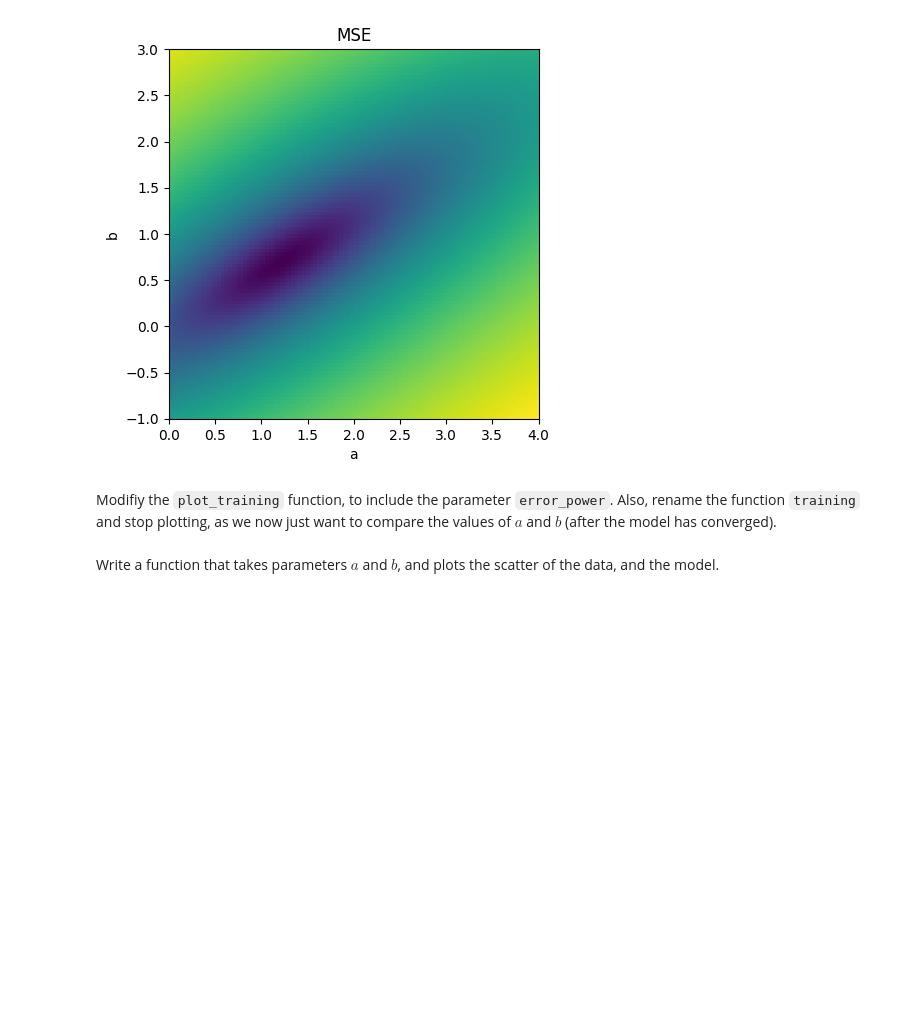
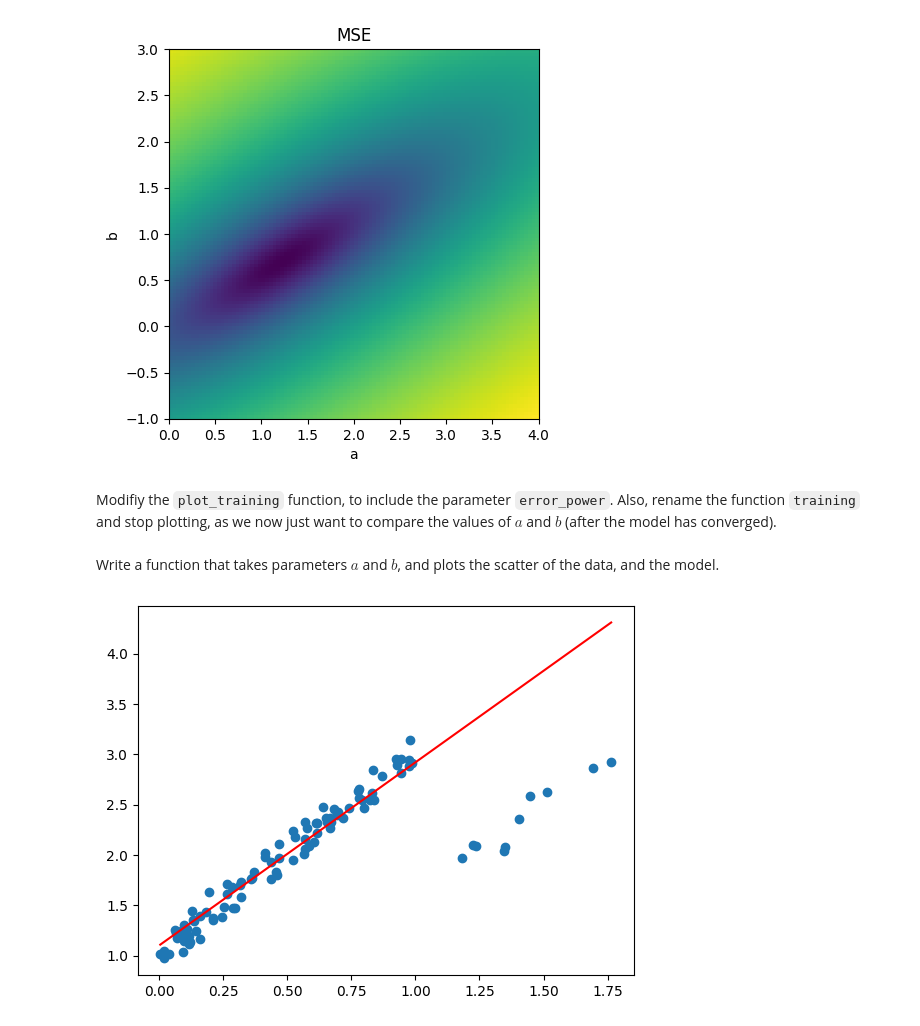
Before and after one commit to PRF-Development/DataAnalysisExtras, a Jupyter notebook: BOL.ipynb, the cells around one changed output. Saved outputs shown, nothing was run; the diff lists cells and outputs as text; code cells hidden in the pictures; blank space fills up the shorter version.

```diff
--- a/BOL.ipynb
+++ b/BOL.ipynb
@@ -495,3 +495,15 @@ def training(n_epochs, lr, batch_size, pow_err=2):
     return model.a.item(), model.b.item()
 # %% [markdown]
 Write a function that takes parameters $a$ and $b$, and plots the scatter of the data, and the model.
+# %%
+def plot_model(a,b):
+    plt.scatter(XS, YS)
+    x_model = np.linspace(min(XS), max(XS), 100)
+    y_model = a*x_model + b
+    plt.plot(x_model, y_model, color='red')
+    plt.show()
+
+a,b = training(n_epochs=100, lr=0.2, batch_size=100, pow_err=1)
+plot_model(a,b)
+# %% [output]
+[figure, added]
```
